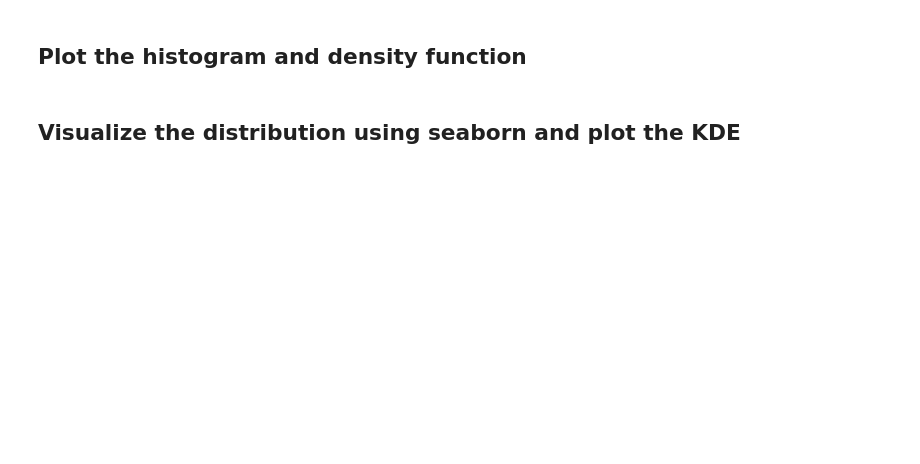
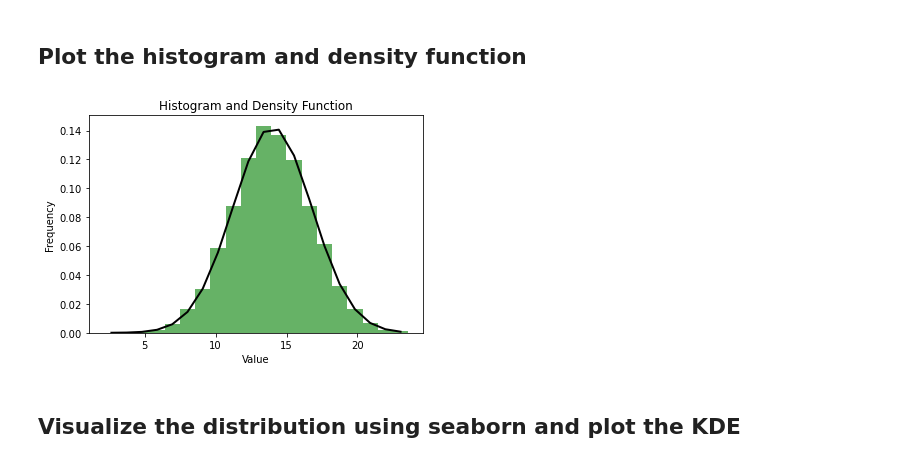
Before and after one commit to George-Chira/dsc-normal-distribution-lab, a Jupyter notebook: index.ipynb, the cells around one changed output. Saved outputs shown, nothing was run; the diff lists cells and outputs as text; code cells hidden in the pictures; blank space fills up the shorter version.

```diff
--- a/index.ipynb
+++ b/index.ipynb
@@ -94,2 +92,14 @@ array([2.89223062e-04, 1.06846965e-03, 3.38220380e-03, 9.17372406e-03,
+# %%
+# Plot histogram along with the density function
+plt.hist(data, bins=20, density=True, alpha=0.6, color='g')
+
+# Plot the density function
+plt.plot(bin_centers, density, 'k-', linewidth=2)
+plt.xlabel('Value')
+plt.ylabel('Frequency')
+plt.title('Histogram and Density Function')
+plt.show()
+# %% [output]
+[figure, added]
 # %% [markdown]
 ## Visualize the distribution using seaborn and plot the KDE
```
Also changed, not shown: parts of 6 cells of this notebook.
